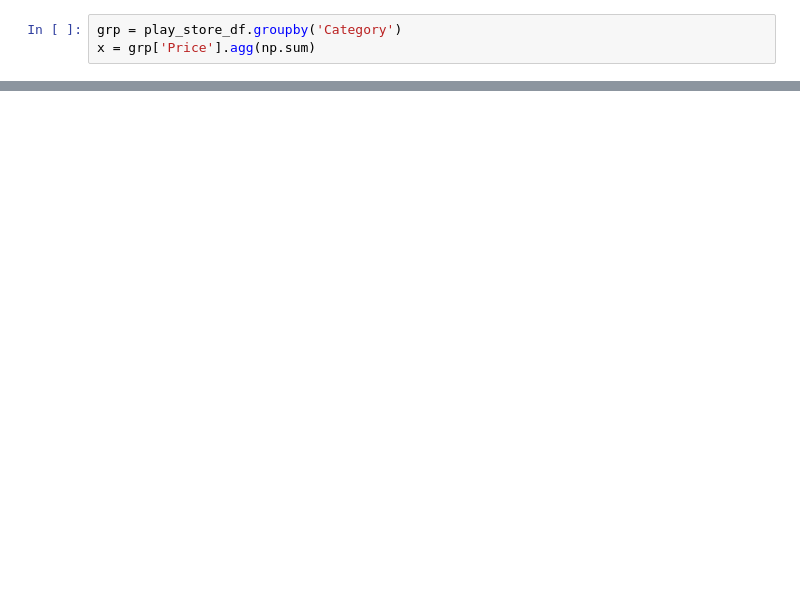
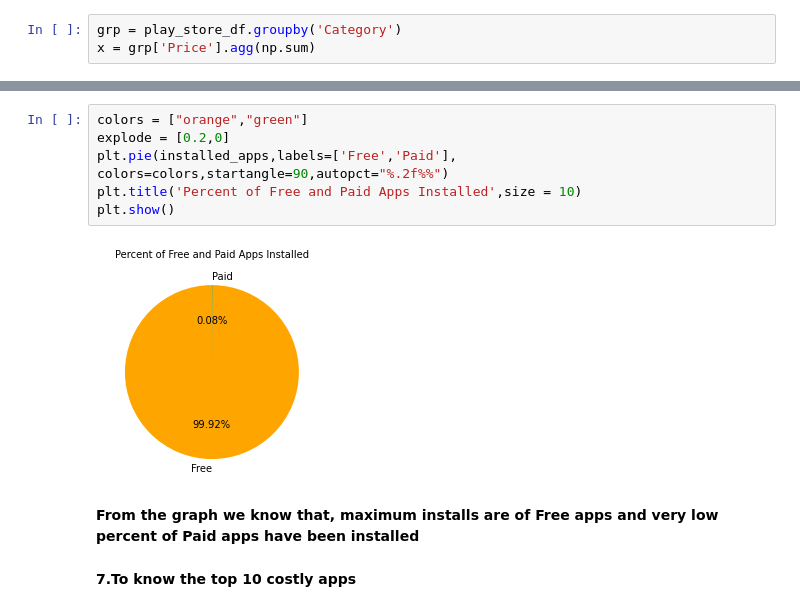
Before and after one commit to chandralakagwad/Playstore-App-Review-Analysis, a Jupyter notebook: Final_Play_Store_App_Analysis.ipynb, the cells around one changed output, grey strips where cells are left out. Cells and saved outputs as stored; diff of their text form; blank space fills up the shorter version.

```diff
--- a/Final_Play_Store_App_Analysis.ipynb
+++ b/Final_Play_Store_App_Analysis.ipynb
@@ -425,0 +455,12 @@ Finance, Family and Lifestyle Category have the highest priced apps
+# %%
+colors = ["orange","green"]
+explode = [0.2,0]
+plt.pie(installed_apps,labels=['Free','Paid'], colors=colors,startangle=90,autopct="%.2f%%")
+plt.title('Percent of Free and Paid Apps Installed',size = 10)
+plt.show()
+# %% [output]
+[figure, added]
+# %% [markdown]
+**From the graph we know that, maximum installs are of Free apps and very low percent of Paid apps have been installed**
+# %% [markdown]
+**7.To know the top 10 costly apps**
```
Also changed, not shown: parts of 20 cells of this notebook.
